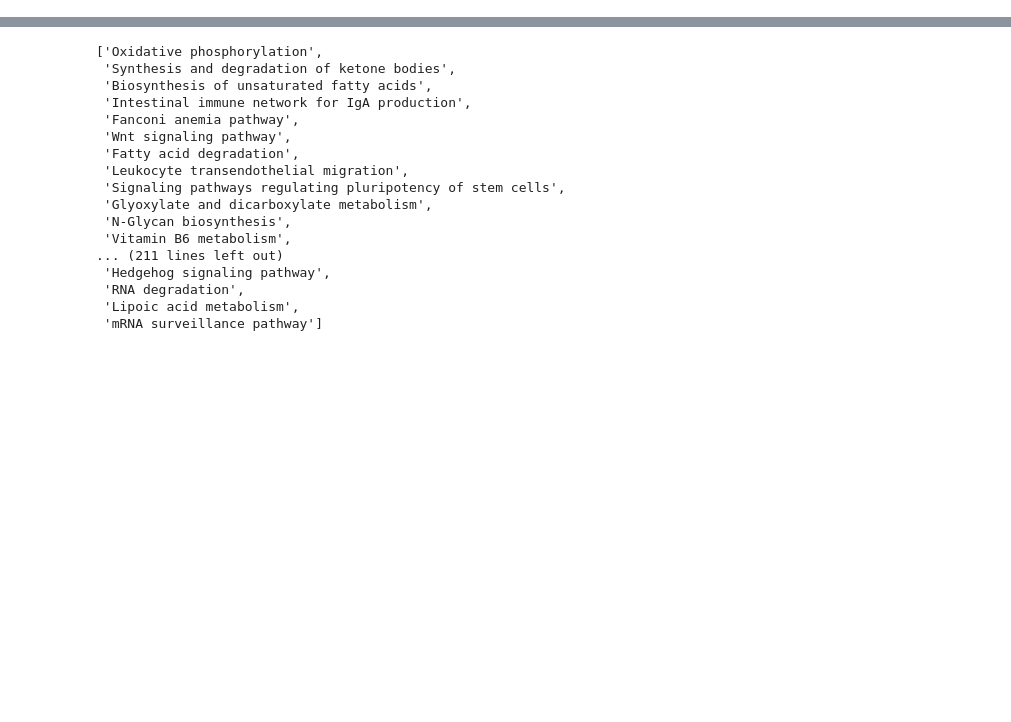
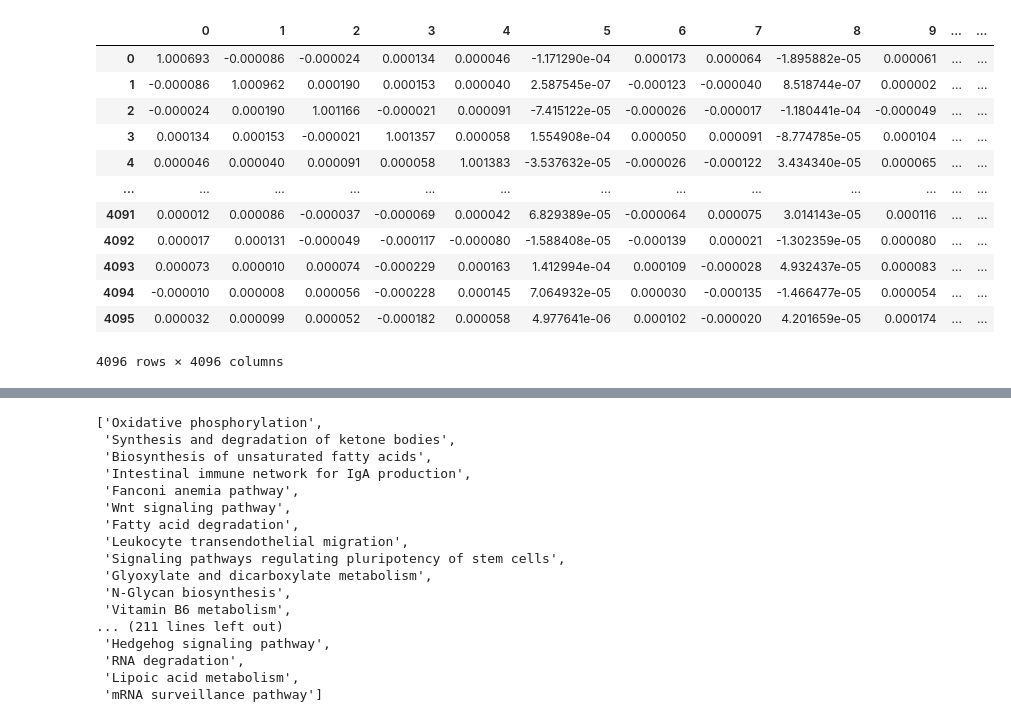
Before and after one commit to Gigi-G/simrank, a Jupyter notebook: pathwaysim.ipynb, the cells around one changed output, grey strips where cells are left out. Cells and saved outputs as stored; diff of their text form; code cells hidden in the pictures; blank space fills up the shorter version.

```diff
--- a/pathwaysim.ipynb
+++ b/pathwaysim.ipynb
@@ -2,0 +12,9 @@
+# %%
+graph_filename_mat = "./data/delaunay_n12.mat"
+c = 0.6
+num_iter = 5
+W = sio.loadmat(graph_filename_mat)['Problem'][0][0][2]
+C = normalize(W, norm='l1', axis=0)
+C = np.sqrt(c) * C
+print("Number of vertices =", C.shape[0])
+print("Number of edges =", C.nnz / 2)
@@ -2,0 +89,23 @@
+# %%
+U = read_csv("./data/U_del12.csv", header=None)
+d = np.array(read_csv("./data/d_del12.csv", header=None))
+D = np.diag(d[:, 0])
+# %%
+CTC = C.T.dot(C)
+S_appr = np.eye(C.shape[0]) + CTC - np.diag(CTC.diagonal()) + U.dot(D).dot(U.T)
+# %%
+S_appr
+# %% [output]
+|  | 0 | 1 | 2 | 3 | 4 | 5 | 6 | 7 | 8 | 9 | ... | ... |
+| 0 | 1.000693 | -0.000086 | -0.000024 | 0.000134 | 0.000046 | -1.171290e-04 | 0.000173 | 0.000064 | -1.895882e-05 | 0.000061 | ... | ... |
+| 1 | -0.000086 | 1.000962 | 0.000190 | 0.000153 | 0.000040 | 2.587545e-07 | -0.000123 | -0.000040 | 8.518744e-07 | 0.000002 | ... | ... |
+| 2 | -0.000024 | 0.000190 | 1.001166 | -0.000021 | 0.000091 | -7.415122e-05 | -0.000026 | -0.000017 | -1.180441e-04 | -0.000049 | ... | ... |
+| 3 | 0.000134 | 0.000153 | -0.000021 | 1.001357 | 0.000058 | 1.554908e-04 | 0.000050 | 0.000091 | -8.774785e-05 | 0.000104 | ... | ... |
+| 4 | 0.000046 | 0.000040 | 0.000091 | 0.000058 | 1.001383 | -3.537632e-05 | -0.000026 | -0.000122 | 3.434340e-05 | 0.000065 | ... | ... |
+| ... | ... | ... | ... | ... | ... | ... | ... | ... | ... | ... | ... | ... |
+| 4091 | 0.000012 | 0.000086 | -0.000037 | -0.000069 | 0.000042 | 6.829389e-05 | -0.000064 | 0.000075 | 3.014143e-05 | 0.000116 | ... | ... |
+| 4092 | 0.000017 | 0.000131 | -0.000049 | -0.000117 | -0.000080 | -1.588408e-05 | -0.000139 | 0.000021 | -1.302359e-05 | 0.000080 | ... | ... |
+| 4093 | 0.000073 | 0.000010 | 0.000074 | -0.000229 | 0.000163 | 1.412994e-04 | 0.000109 | -0.000028 | 4.932437e-05 | 0.000083 | ... | ... |
+| 4094 | -0.000010 | 0.000008 | 0.000056 | -0.000228 | 0.000145 | 7.064932e-05 | 0.000030 | -0.000135 | -1.466477e-05 | 0.000054 | ... | ... |
+| 4095 | 0.000032 | 0.000099 | 0.000052 | -0.000182 | 0.000058 | 4.977641e-06 | 0.000102 | -0.000020 | 4.201659e-05 | 0.000174 | ... | ... |
+4096 rows × 4096 columns
```
Also changed, not shown: parts of 63 cells of this notebook.
